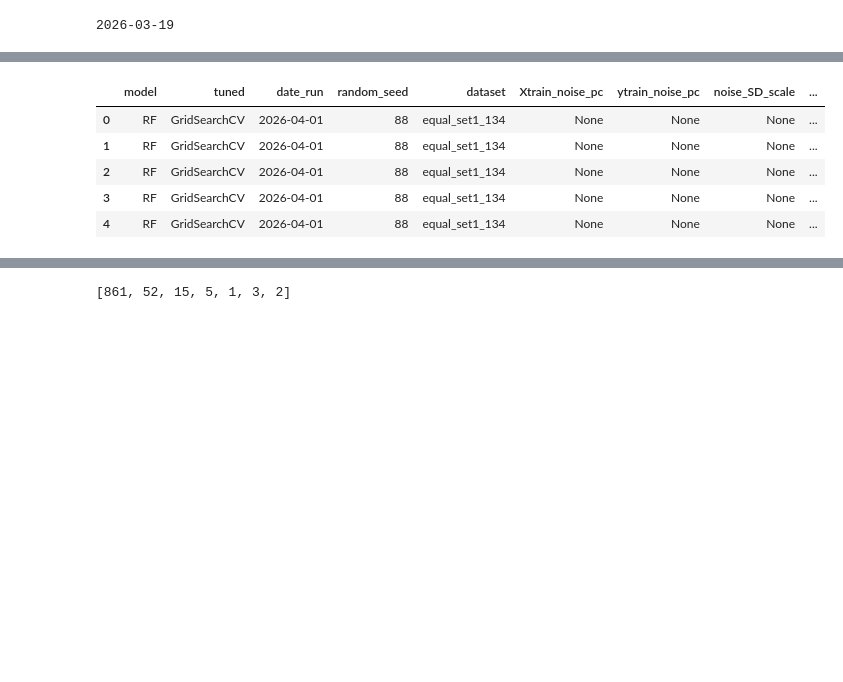
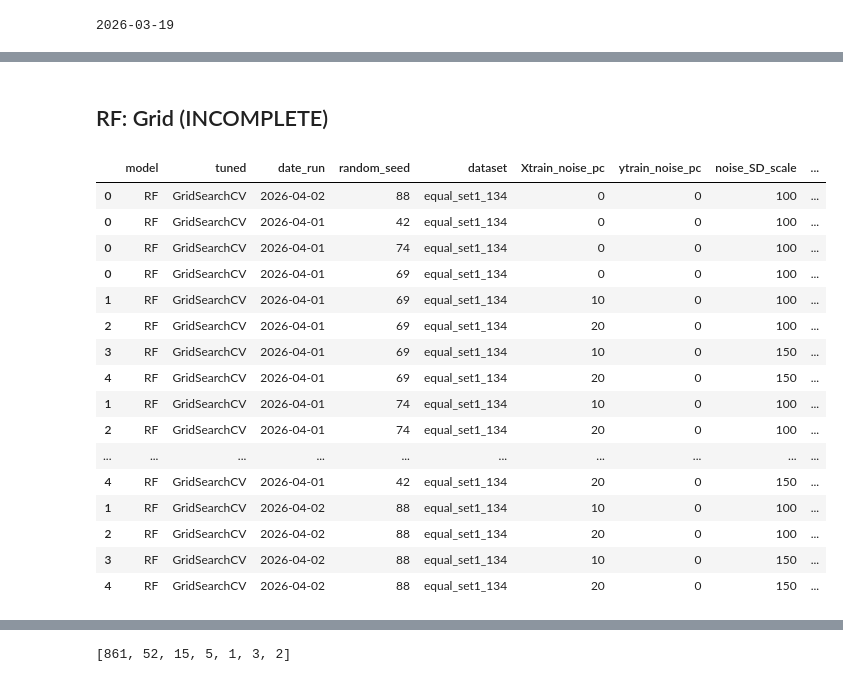
Before and after one commit to FlicAnderson/RSE-personas, a Jupyter notebook: githubanalysis/notebooks/SERS26-ML.ipynb, the cells around one changed output, grey strips where cells are left out. Drawn from its saved outputs; the diff is of its cells as text; code cells hidden in the pictures; blank space fills up the shorter version.

Commit message:
maintenance: update results into nb, still todo GBT equaldataset results

```diff
--- a/githubanalysis/notebooks/SERS26-ML.ipynb
+++ b/githubanalysis/notebooks/SERS26-ML.ipynb
@@ -191,5 +406,10 @@ equal_set1_134_NOISE_RF_Halving_88_df.sort_values(["ROC_AUC_ovo"], ascending=Fal
+# %% [markdown]
+## RF: Grid (INCOMPLETE)
 # %%
 import pandas as pd
+
+# TODO: TYPE UP 143820 results!!! <<<<<<<<<<<<<<<<<<<<<<<<
+# this is RF X Grid 5x5 and re-runs the no oise 69 at least, but is all in one run)
 
 equal_set1_134_NOISE_RF_Grid_69 = {
     "model": ["RF", "RF", "RF", "RF", "RF", ],
@@ -197,9 +417,9 @@ equal_set1_134_NOISE_RF_Grid_69 = {
     "date_run": ["2026-04-01","2026-04-01", "2026-04-01", "2026-04-01", "2026-04-01",],  # keeping these as date the job was started, for ease of locating logs and details
     "random_seed": [69, 69, 69, 69, 69,],
     "dataset":["equal_set1_134", "equal_set1_134", "equal_set1_134", "equal_set1_134", "equal_set1_134", ],
-    "Xtrain_noise_pc":[None, None, None, None, None, ],
-    "ytrain_noise_pc":[None, None, None, None, None, ],
-    "noise_SD_scale":[None, None, None, None, None, ],
+    "Xtrain_noise_pc":[0, 10, 20, 10, 20, ],
+    "ytrain_noise_pc":[0, 0, 0, 0, 0, ],
+    "noise_SD_scale":[100, 100, 100, 150, 150, ],
     "run_ID":[139625, None, None, None, None,],
     "N_Obs":[938, 938, 938, 938, 938, ],
     "N_iterations": [5, 5, 5, 5, 5, ],
@@ -228,9 +448,9 @@ equal_set1_134_NOISE_RF_Grid_74 = {
     "date_run": ["2026-04-01","2026-04-01", "2026-04-01", "2026-04-01", "2026-04-01",],  # keeping these as date the job was started, for ease of locating logs and details
     "random_seed": [74, 74, 74, 74, 74,],
     "dataset":["equal_set1_134", "equal_set1_134", "equal_set1_134", "equal_set1_134", "equal_set1_134", ],
-    "Xtrain_noise_pc":[None, None, None, None, None, ],
-    "ytrain_noise_pc":[None, None, None, None, None, ],
-    "noise_SD_scale":[None, None, None, None, None, ],
+    "Xtrain_noise_pc":[0, 10, 20, 10, 20, ],
+    "ytrain_noise_pc":[0, 0, 0, 0, 0, ],
+    "noise_SD_scale":[100, 100, 100, 150, 150, ],
     "run_ID":[139625, None, None, None, None,],
     "N_Obs":[938, 938, 938, 938, 938, ],
     "N_iterations": [5, 5, 5, 5, 5, ],
@@ -258,9 +478,9 @@ equal_set1_134_NOISE_RF_Grid_50 = {
     "date_run": ["2026-04-02","2026-04-01", "2026-04-01", "2026-04-01", "2026-04-01",],  # keeping these as date the job was started, for ease of locating logs and details
     "random_seed": [50, 50, 50, 50, 50,],
     "dataset":["equal_set1_134", "equal_set1_134", "equal_set1_134", "equal_set1_134", "equal_set1_134", ],
-    "Xtrain_noise_pc":[None, None, None, None, None, ],
-    "ytrain_noise_pc":[None, None, None, None, None, ],
-    "noise_SD_scale":[None, None, None, None, None, ],
+    "Xtrain_noise_pc":[0, 10, 20, 10, 20, ],
+    "ytrain_noise_pc":[0, 0, 0, 0, 0, ],
+    "noise_SD_scale":[100, 100, 100, 150, 150, ],
     "run_ID":[143227, None, None, None, None,],
     "N_Obs":[938, 938, 938, 938, 938, ],
     "N_iterations": [5, 5, 5, 5, 5, ],
@@ -287,9 +507,9 @@ equal_set1_134_NOISE_RF_Grid_42 = {
     "date_run": ["2026-04-01","2026-04-01", "2026-04-01", "2026-04-01", "2026-04-01",],  # keeping these as date the job was started, for ease of locating logs and details
     "random_seed": [42, 42, 42, 42, 42,],
     "dataset":["equal_set1_134", "equal_set1_134", "equal_set1_134", "equal_set1_134", "equal_set1_134", ],
-    "Xtrain_noise_pc":[None, None, None, None, None, ],
-    "ytrain_noise_pc":[None, None, None, None, None, ],
-    "noise_SD_scale":[None, None, None, None, None, ],
+    "Xtrain_noise_pc":[0, 10, 20, 10, 20, ],
+    "ytrain_noise_pc":[0, 0, 0, 0, 0, ],
+    "noise_SD_scale":[100, 100, 100, 150, 150, ],
     "run_ID":[139625, None, None, None, None,],
     "N_Obs":[938, 938, 938, 938, 938, ],
     "N_iterations": [5, 5, 5, 5, 5, ],
@@ -316,46 +536,61 @@ equal_set1_134_NOISE_RF_Grid_88 = {
     "date_run": ["2026-04-02","2026-04-02", "2026-04-02", "2026-04-02", "2026-04-02",],  # keeping these as date the job was started, for ease of locating logs and details
     "random_seed": [88, 88, 88, 88, 88,],
     "dataset":["equal_set1_134", "equal_set1_134", "equal_set1_134", "equal_set1_134", "equal_set1_134", ],
-    "Xtrain_noise_pc":[None, None, None, None, None, ],
-    "ytrain_noise_pc":[None, None, None, None, None, ],
-    "noise_SD_scale":[None, None, None, None, None, ],
+    "Xtrain_noise_pc":[0, 10, 20, 10, 20, ],
+    "ytrain_noise_pc":[0, 0, 0, 0, 0, ],
+    "noise_SD_scale":[100, 100, 100, 150, 150, ],
     "run_ID":[139625, None, None, None, None,],
     "N_Obs":[938, 938, 938, 938, 938, ],
     "N_iterations": [5, 5, 5, 5, 5, ],
     "paramsearchtime":[11097.02453994751, None, None, None, None, ],
     "traintime": [0.10134387016296387, None, None, None, None, ],
     "testtime": [0.009548664093017578, None, None, None, None, ],
     "accuracy": [0.91489, None, None, None, None, ],
     "out_of_bag_error": [0.11807 , None, None, None, None, ],
     "F1": [0.91393, None, None, None, None, ],
     "ROC_AUC_ovo": [0.99405, None, None, None, None, ], # OVO (typically lower). Not ovr.
 }
 
 # seed 88 githubanalysis/analysis/ML_tuning.py -n 938 -i 5 -r 88 -c RF -s GridSearchCV -j $(nproc) -x 0.0 -y 0.0 -d 1.0 -f equal_set1_134_ABC_ML-ready_origclassn_named_clustered_sample_data_with_labels__2026-04-01.csv
 # seed 88 -x 0.0 -y 0.0 -d 1.0 {'bootstrap': True, 'ccp_alpha': 0.0, 'class_weight': None, 'criterion': 'gini', 'max_depth': 50, 'max_features': 2, 'max_leaf_nodes': None, 'max_samples': 0.75, 'min_impurity_decrease': 0.0, 'min_samples_leaf': 1, 'min_samples_split': 2, 'min_weight_fraction_leaf': 0.0, 'n_estimators': 125, 'n_jobs': 16, 'oob_score': True, 'random_state': 88, 'verbose': 4, 'warm_start': False}
 # seed 88 -x 0.1 -y 0.0 -d 1.0
 # seed 88 -x 0.2 -y 0.0 -d 1.0
 # seed 88 -x 0.1 -y 0.0 -d 1.5
 # seed 88 -x 0.2 -y 0.0 -d 1.5
 
 equal_set1_134_NOISE_RF_Grid_69_df = pd.DataFrame(data=equal_set1_134_NOISE_RF_Grid_69)
-equal_set1_134_NOISE_RF_Grid_69_df.sort_values(["ROC_AUC_ovo"], ascending=False)
 
 equal_set1_134_NOISE_RF_Grid_74_df = pd.DataFrame(data=equal_set1_134_NOISE_RF_Grid_74)
-equal_set1_134_NOISE_RF_Grid_74_df.sort_values(["ROC_AUC_ovo"], ascending=False)
 
 equal_set1_134_NOISE_RF_Grid_50_df = pd.DataFrame(data=equal_set1_134_NOISE_RF_Grid_50)
-equal_set1_134_NOISE_RF_Grid_50_df.sort_values(["ROC_AUC_ovo"], ascending=False)
 
 equal_set1_134_NOISE_RF_Grid_42_df = pd.DataFrame(data=equal_set1_134_NOISE_RF_Grid_42)
-equal_set1_134_NOISE_RF_Grid_42_df.sort_values(["ROC_AUC_ovo"], ascending=False)
 
 equal_set1_134_NOISE_RF_Grid_88_df = pd.DataFrame(data=equal_set1_134_NOISE_RF_Grid_88)
-equal_set1_134_NOISE_RF_Grid_88_df.sort_values(["ROC_AUC_ovo"], ascending=False)
+
+equal_set1_134_NOISE_RF_Grid_df = pd.concat([
+    equal_set1_134_NOISE_RF_Grid_69_df,
+    equal_set1_134_NOISE_RF_Grid_74_df,
+    equal_set1_134_NOISE_RF_Grid_50_df,
+    equal_set1_134_NOISE_RF_Grid_42_df,
+    equal_set1_134_NOISE_RF_Grid_88_df,
+])
+equal_set1_134_NOISE_RF_Grid_df.sort_values(["ROC_AUC_ovo"], ascending=False)
 # %% [output]
 |  | model | tuned | date_run | random_seed | dataset | Xtrain_noise_pc | ytrain_noise_pc | noise_SD_scale | ... |
-| 0 | RF | GridSearchCV | 2026-04-01 | 88 | equal_set1_134 | None | None | None | ... |
-| 1 | RF | GridSearchCV | 2026-04-01 | 88 | equal_set1_134 | None | None | None | ... |
-| 2 | RF | GridSearchCV | 2026-04-01 | 88 | equal_set1_134 | None | None | None | ... |
-| 3 | RF | GridSearchCV | 2026-04-01 | 88 | equal_set1_134 | None | None | None | ... |
-| 4 | RF | GridSearchCV | 2026-04-01 | 88 | equal_set1_134 | None | None | None | ... |
+| 0 | RF | GridSearchCV | 2026-04-02 | 88 | equal_set1_134 | 0 | 0 | 100 | ... |
+| 0 | RF | GridSearchCV | 2026-04-01 | 42 | equal_set1_134 | 0 | 0 | 100 | ... |
+| 0 | RF | GridSearchCV | 2026-04-01 | 74 | equal_set1_134 | 0 | 0 | 100 | ... |
+| 0 | RF | GridSearchCV | 2026-04-01 | 69 | equal_set1_134 | 0 | 0 | 100 | ... |
+| 1 | RF | GridSearchCV | 2026-04-01 | 69 | equal_set1_134 | 10 | 0 | 100 | ... |
+| 2 | RF | GridSearchCV | 2026-04-01 | 69 | equal_set1_134 | 20 | 0 | 100 | ... |
+| 3 | RF | GridSearchCV | 2026-04-01 | 69 | equal_set1_134 | 10 | 0 | 150 | ... |
+| 4 | RF | GridSearchCV | 2026-04-01 | 69 | equal_set1_134 | 20 | 0 | 150 | ... |
+| 1 | RF | GridSearchCV | 2026-04-01 | 74 | equal_set1_134 | 10 | 0 | 100 | ... |
+| 2 | RF | GridSearchCV | 2026-04-01 | 74 | equal_set1_134 | 20 | 0 | 100 | ... |
+| ... | ... | ... | ... | ... | ... | ... | ... | ... | ... |
+| 4 | RF | GridSearchCV | 2026-04-01 | 42 | equal_set1_134 | 20 | 0 | 150 | ... |
+| 1 | RF | GridSearchCV | 2026-04-02 | 88 | equal_set1_134 | 10 | 0 | 100 | ... |
+| 2 | RF | GridSearchCV | 2026-04-02 | 88 | equal_set1_134 | 20 | 0 | 100 | ... |
+| 3 | RF | GridSearchCV | 2026-04-02 | 88 | equal_set1_134 | 10 | 0 | 150 | ... |
+| 4 | RF | GridSearchCV | 2026-04-02 | 88 | equal_set1_134 | 20 | 0 | 150 | ... |
```
Also changed, not shown: parts of 24 cells of this notebook.
